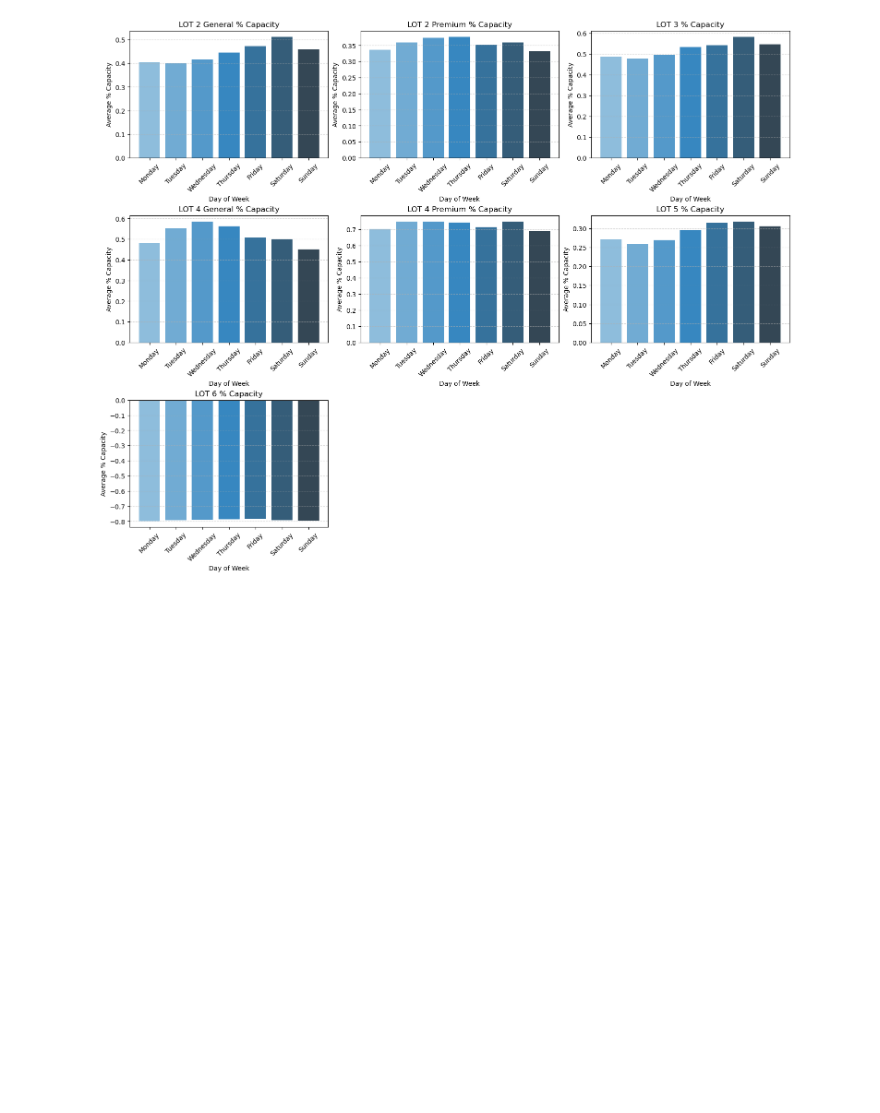
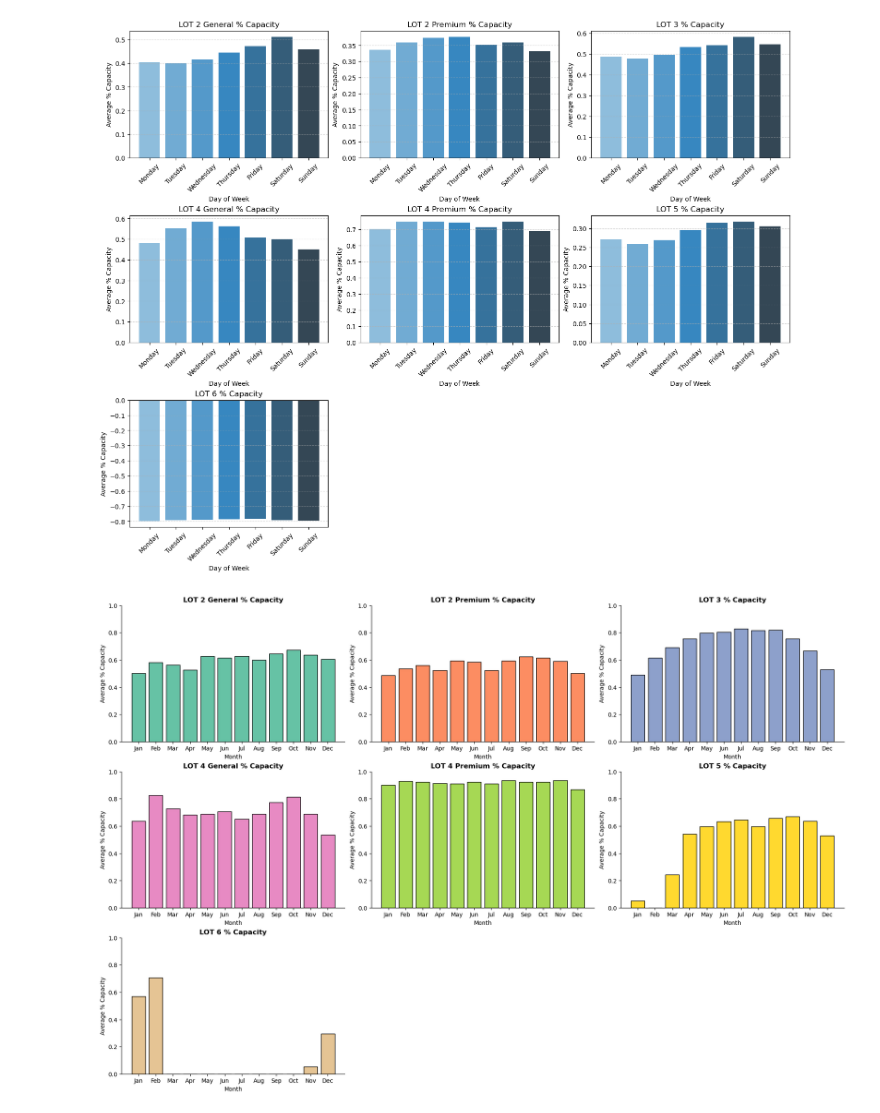
Before and after one commit to doom-boy/Ontario-Competition-Project, a Jupyter notebook: lot_counts_eda.ipynb, the cells around one changed output. Drawn from its saved outputs; the diff is of its cells as text; code cells hidden in the pictures; blank space fills up the shorter version.

```diff
--- a/lot_counts_eda.ipynb
+++ b/lot_counts_eda.ipynb
@@ -446,3 +446,52 @@ for j in range(i+1, len(axes)):
 plt.show()
 # %% [output]
 [figure]
+# %%
+import pandas as pd
+import matplotlib.pyplot as plt
+import seaborn as sns
+
+# --- Prepare data ---
+df['Date'] = pd.to_datetime(df['Date'], errors='coerce')
+
+# Filter for March 2022 → March 2023
+start_date = '2022-03-01'
+end_date = '2023-03-31'
+df_filtered = df[(df['Date'] >= start_date) & (df['Date'] <= end_date)].copy()
+
+# Add Month column (abbreviated)
+df_filtered['Month'] = df_filtered['Date'].dt.strftime('%b')
+
+# Select all % Capacity columns
+pct_cols = [col for col in df_filtered.columns if '% Capacity' in col]
+
+# Compute monthly averages
+df_monthly = df_filtered.groupby('Month')[pct_cols].mean().reindex(
+    ['Jan','Feb','Mar','Apr','May','Jun','Jul','Aug','Sep','Oct','Nov','Dec']
+)
+
+# --- Plot using FacetGrid style ---
+n_cols = 3  # number of subplots per row
+n_rows = -(-len(pct_cols) // n_cols)  # ceiling division
+fig, axes = plt.subplots(n_rows, n_cols, figsize=(6*n_cols, 4*n_rows), constrained_layout=True)
+axes = axes.flatten()
+
+colors = sns.color_palette("Set2", len(pct_cols))
+
+for i, col in enumerate(pct_cols):
+    ax = axes[i]
+    ax.bar(df_monthly.index, df_monthly[col], color=colors[i % len(colors)], edgecolor='black')
+    ax.set_title(col, fontsize=12, weight='bold')
+    ax.set_ylim(0, 1)
+    ax.set_xlabel('Month')
+    ax.set_ylabel('Average % Capacity')
+    sns.despine(ax=ax)
+    ax.grid(False)
+
+# Remove any empty subplots
+for j in range(i+1, len(axes)):
+    fig.delaxes(axes[j])
+
+plt.show()
+# %% [output]
+[figure, added]
```
Also changed, not shown: 8 other files.
